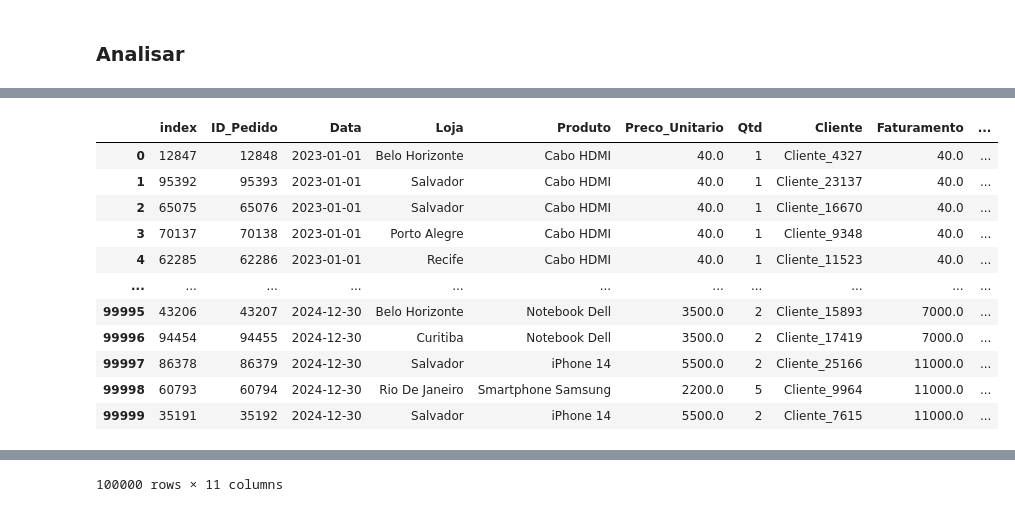
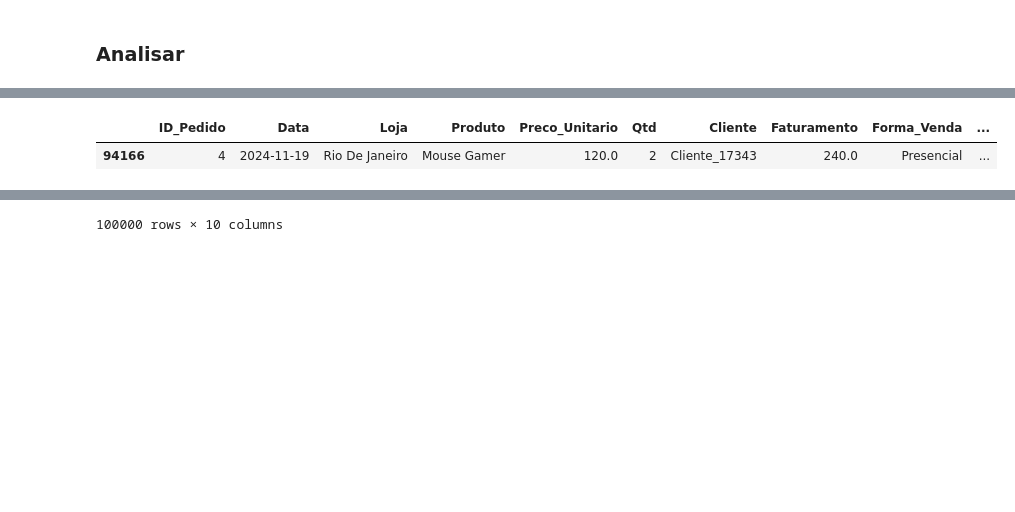
Before and after one commit to Ezebit0/PandasStudies, a Jupyter notebook: pandas_st.ipynb, the cells around one changed output, grey strips where cells are left out. Saved outputs shown, nothing was run; the diff lists cells and outputs as text; code cells hidden in the pictures; blank space fills up the shorter version.

Commit message:
Condicional de analise

```diff
--- a/pandas_st.ipynb
+++ b/pandas_st.ipynb
@@ -191,28 +191,30 @@ dtype: int64
 ### Analisar
 # %%
 # Analisar - filtrar
-df_Analise = df_Analise.drop(columns=["index"])
 df_Analise = df_Analise.sort_values(by=["Data", "Faturamento"])
 df_Analise = df_Analise.reset_index(drop=True)
 
 # .loc: id do pedido > Nome da coluna e nome da linha
 id_pedido = 4
-loja = df_Analise.loc[3, "Loja"]
-produto = df_Analise.loc[3, "Produto"]
-cliente = df_Analise.loc[3, "Cliente"]
-print(loja, cliente, produto)
+loja = df_Analise.loc[df_Analise["ID_Pedido"]==4, "Loja"].values[0]
+produto = df_Analise.loc[df_Analise["ID_Pedido"]==4, "Produto"].values[0]
+cliente = df_Analise.loc[df_Analise["ID_Pedido"]==4, "Cliente"].values[0]
+print(loja, produto, cliente)
 
 # .iloc > Por posição
 id_pedido = 4
-iloja = df_Analise.iloc[5, 4]
+iloja = df_Analise.iloc[3, 2]
 iproduto = df_Analise.iloc[3, 6]
 icliente = df_Analise.iloc[3, 3]
 print(iloja, iproduto, icliente)
 
 # condicional
+df_id_pedido4 = df_Analise[df_Analise["ID_Pedido"]==4]
+display(df_id_pedido4)
+
 
 # Exportar pedaços da base
-#df_vendas_sp =
+df_vendas_sp =
 
 display(df_Analise)
 # %% [output]
@@ -221,12 +223,2 @@ Porto Alegre Cliente_9348 Cabo HDMI
-|  | index | ID_Pedido | Data | Loja | Produto | Preco_Unitario | Qtd | Cliente | Faturamento | ... |
-| 0 | 12847 | 12848 | 2023-01-01 | Belo Horizonte | Cabo HDMI | 40.0 | 1 | Cliente_4327 | 40.0 | ... |
-| 1 | 95392 | 95393 | 2023-01-01 | Salvador | Cabo HDMI | 40.0 | 1 | Cliente_23137 | 40.0 | ... |
-| 2 | 65075 | 65076 | 2023-01-01 | Salvador | Cabo HDMI | 40.0 | 1 | Cliente_16670 | 40.0 | ... |
-| 3 | 70137 | 70138 | 2023-01-01 | Porto Alegre | Cabo HDMI | 40.0 | 1 | Cliente_9348 | 40.0 | ... |
-| 4 | 62285 | 62286 | 2023-01-01 | Recife | Cabo HDMI | 40.0 | 1 | Cliente_11523 | 40.0 | ... |
-| ... | ... | ... | ... | ... | ... | ... | ... | ... | ... | ... |
-| 99995 | 43206 | 43207 | 2024-12-30 | Belo Horizonte | Notebook Dell | 3500.0 | 2 | Cliente_15893 | 7000.0 | ... |
-| 99996 | 94454 | 94455 | 2024-12-30 | Curitiba | Notebook Dell | 3500.0 | 2 | Cliente_17419 | 7000.0 | ... |
-| 99997 | 86378 | 86379 | 2024-12-30 | Salvador | iPhone 14 | 5500.0 | 2 | Cliente_25166 | 11000.0 | ... |
-| 99998 | 60793 | 60794 | 2024-12-30 | Rio De Janeiro | Smartphone Samsung | 2200.0 | 5 | Cliente_9964 | 11000.0 | ... |
-| 99999 | 35191 | 35192 | 2024-12-30 | Salvador | iPhone 14 | 5500.0 | 2 | Cliente_7615 | 11000.0 | ... |
+|  | ID_Pedido | Data | Loja | Produto | Preco_Unitario | Qtd | Cliente | Faturamento | Forma_Venda | ... |
+| 94166 | 4 | 2024-11-19 | Rio De Janeiro | Mouse Gamer | 120.0 | 2 | Cliente_17343 | 240.0 | Presencial | ... |
@@ -233 +237 @@ Porto Alegre Cliente_9348 Cabo HDMI
-100000 rows × 11 columns
+100000 rows × 10 columns
```
Also changed, not shown: parts of 1 cell of this notebook.
